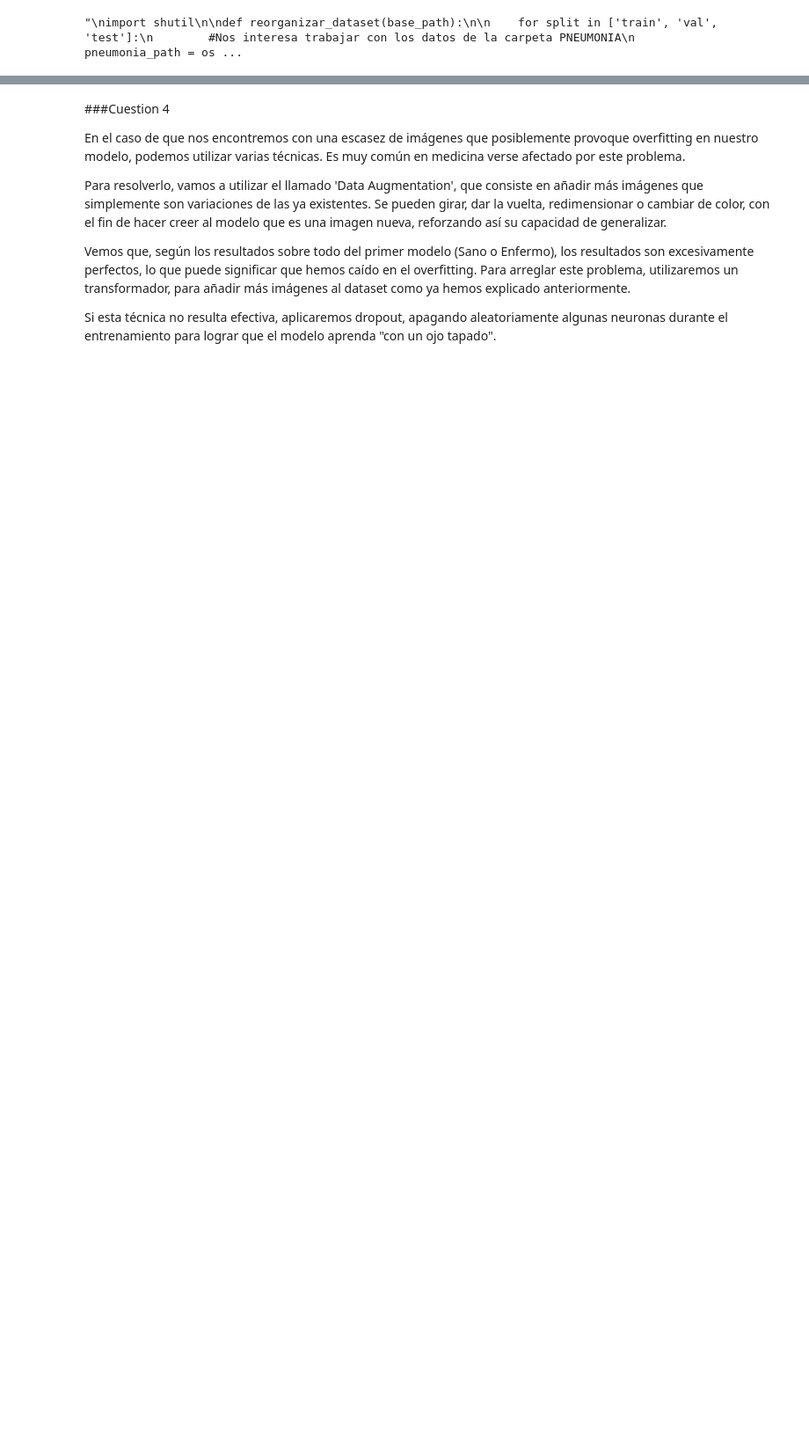
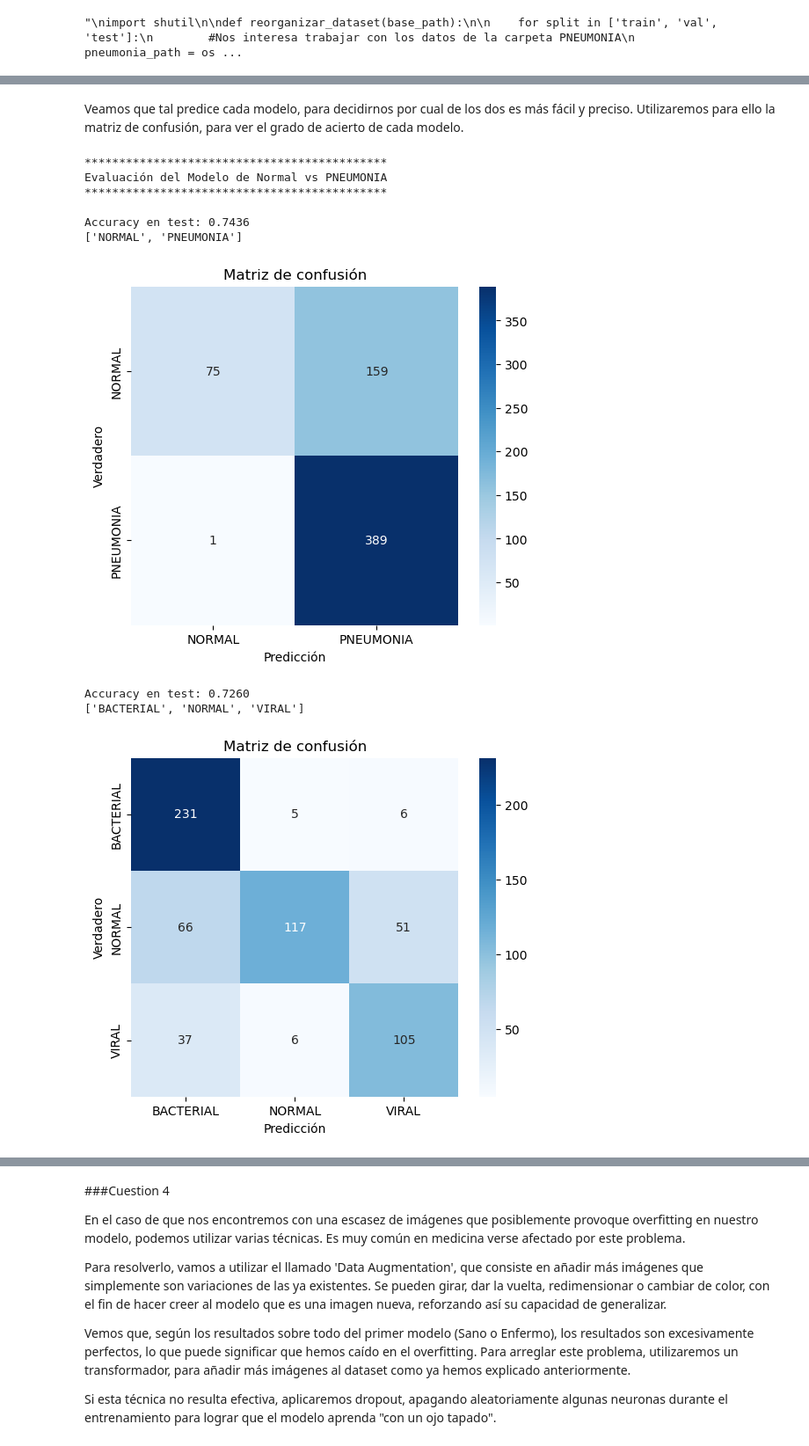
Before and after one commit to Carmoruda/IA_II, a Jupyter notebook: Practica 3/L3P2-Pneumonia.ipynb, the cells around one changed output, grey strips where cells are left out. Shown at 88% size. Saved outputs shown, nothing was run; the diff lists cells and outputs as text; code cells hidden in the pictures; blank space fills up the shorter version.

```diff
--- a/Practica 3/L3P2-Pneumonia.ipynb
+++ b/Practica 3/L3P2-Pneumonia.ipynb
@@ -200,7 +202,7 @@ def validacion(model, val_loader, criterio):
 ###Entrenamiento tarea 1 (tipos de pneumonía)
 Procedemos a entrenar la red con el dataset de entrenamiento para la tarea de distinguir entre diferentes tipos de pneumonía.
 # %%
-def entrenamiento(model, optimizer, train_loader, val_loader):
+def entrenamiento(model, optimizer, train_loader, val_loader, epochs):
     train_losses = []
     train_accuracies = []
     val_losses = []
@@ -291,0 +345,13 @@ NameError: name 'model_tipos_pneumo' is not defined
+# %%
+print("**************************************")
+print("\nClasificar entre Normal vs Pneumonía")
+print("**************************************\n")
+
+print("Experimentando con parámetros para el modelo Normal vs Pneumonia:")
+mejor_modelo_sano_enfermo, resultados1 = experimentar_parametros(
+    train_loader1, val_loader1, num_clases1
+)
+print(resultados1)
+torch.save(mejor_modelo_sano_enfermo.state_dict(), 'modelo_sano_enfermo.pth')
+
+print("Modelo NORMAL vs PNEUMONIA guardado.")
@@ -452,0 +501,51 @@ graficas_matriz_confusion(model_tipos_pneumo, test_loader2, device, subcarpetas2
+# %% [markdown]
+Veamos que tal predice cada modelo, para decidirnos por cual de los dos es más fácil y preciso. Utilizaremos para ello la matriz de confusión, para ver el grado de acierto de cada modelo.
+# %%
+from sklearn.metrics import accuracy_score, confusion_matrix
+import seaborn as sns
+
+def evaluate_model(model, test_loader, device, test_dataset):
+    model.eval()
+    y_true = []
+    y_pred = []
+
+    with torch.no_grad():
+        for images, labels in test_loader:
+            images = images.to(device)
+            labels = labels.to(device)
+
+            outputs = model(images)
+            _, predicted = torch.max(outputs, 1)
+
+            y_true.extend(labels.cpu().numpy())
+            y_pred.extend(predicted.cpu().numpy())
+
+    acc = accuracy_score(y_true, y_pred)
+    cm = confusion_matrix(y_true, y_pred)
+
+    print(f"Accuracy en test: {acc:.4f}")
+    #Visualizamos la matriz de confusión
+    plt.figure(figsize=(6, 5))
+    sns.heatmap(cm, annot=True, fmt="d", cmap="Blues", xticklabels=test_dataset.classes, yticklabels=test_dataset.classes)
+    plt.xlabel("Predicción")
+    plt.ylabel("Verdadero")
+    plt.title("Matriz de confusión")
+    plt.show()
+
+    return y_true, y_pred
+print("********************************************")
+print("Evaluación del Modelo de Normal vs PNEUMONIA")
+print("********************************************\n")
+y_true1, y_pred1 = evaluate_model(mejor_modelo_sano_enfermo, test_loader1, device, test_dataset1)
+y_true1, y_pred1 = evaluate_model(mejor_modelo_tipos_pneumo, test_loader2, device, test_dataset2)
+# %% [output]
+********************************************
+Evaluación del Modelo de Normal vs PNEUMONIA
+********************************************
+
+Accuracy en test: 0.7436
+['NORMAL', 'PNEUMONIA']
+[figure, added]
+Accuracy en test: 0.7260
+['BACTERIAL', 'NORMAL', 'VIRAL']
+[figure, added]
```
Also changed, not shown: parts of 21 cells of this notebook, 2 other files.
